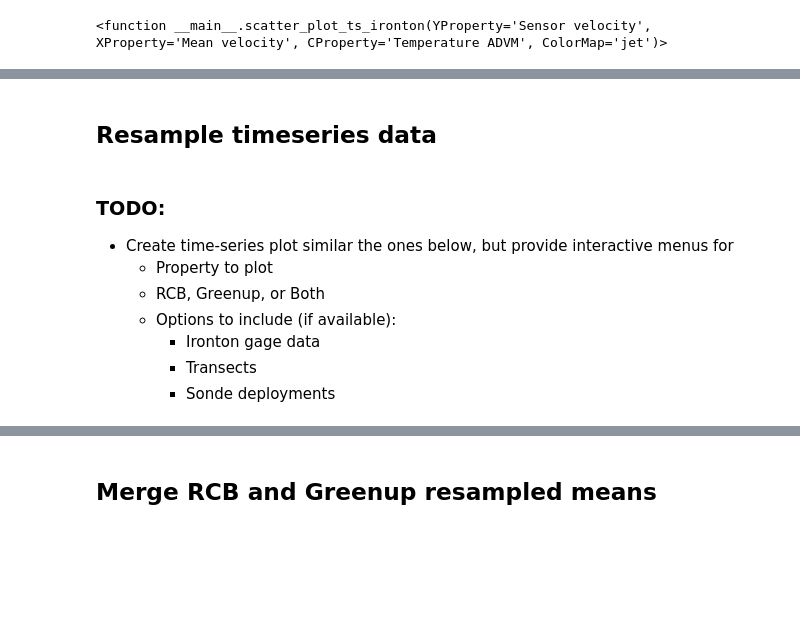
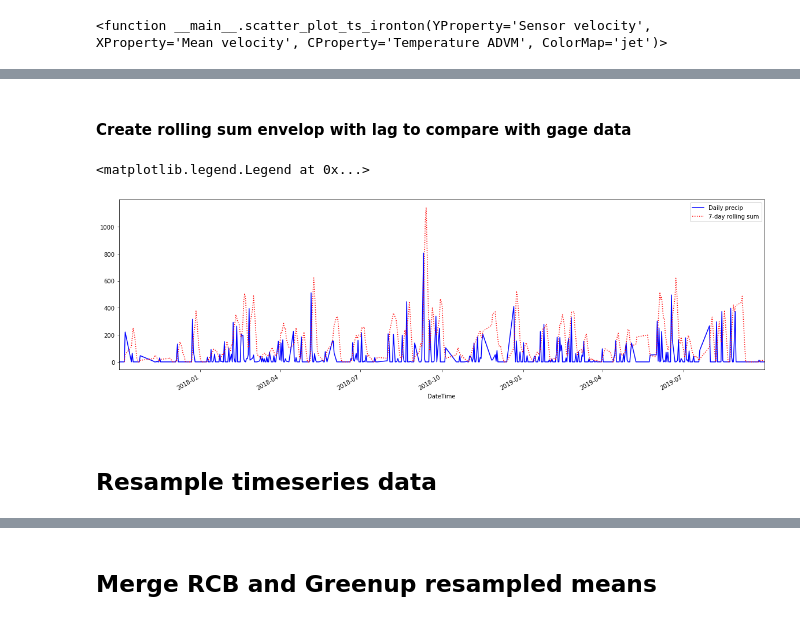
Before and after one commit to JackS9/jupyter-scipy-geo-notebook, a Jupyter notebook: notebooks/Greenup_transects.ipynb, the cells around one changed output, grey strips where cells are left out. Drawn from its saved outputs; the diff is of its cells as text; code cells hidden in the pictures; blank space fills up the shorter version.

Commit message:
Added NOAA weather (precip) station for HTG

```diff
--- a/notebooks/Greenup_transects.ipynb
+++ b/notebooks/Greenup_transects.ipynb
@@ -866,0 +892,18 @@ interactive(children=(SelectionRangeSlider(description='Dates', index=(0, 25), l
+# %%
+url = "https://www.ncdc.noaa.gov/cdo-web/api/v2/data?datasetid=GHCND&datatypeid=PRCP&stationid=GHCND:US1WVCB0011&startdate=2018-10-01&enddate=2019-09-30&limit=500"
+headers = {"token":"dSWlkVrvxNPUSVBGXOeAWkynJQdJOxAB","Content-Type":"application/json;charset=UTF-8"}
+resp = requests.get(url, headers=headers)
+json_data = json.loads(resp.text)
+precip2 = pd.read_json(json.dumps(json_data['results']))
+precip = pd.concat([precip1,precip2])
+# %%
+def datetime_noaa(row):
+    pattern = '%Y-%m-%d'
+    dt = row['date']
+    #return pd.to_datetime(time.mktime(time.strptime(dt,pattern)),unit='s')
+    return pd.to_datetime(dt,unit='s')
+
+precip['DateTime'] = precip.apply(lambda row: datetime_noaa(row).replace(hour=12,minute=0,second=0,microsecond=0,nanosecond=0),axis=1)
+precip = precip.set_index(['DateTime'])
+# %%
+precip = precip.drop(['attributes','datatype','date','station'],axis=1)
@@ -867,3 +912,19 @@ interactive(children=(SelectionRangeSlider(description='Dates', index=(0, 25), l
+# %% [markdown]
+#### Create rolling sum envelop with lag to compare with gage data
+# %%
+precip['rolling_sum'] = precip.value.rolling(7,win_type='triang').sum()
+# %%
+fig, ax = plt.subplots(figsize=(20,6))
+
+precip['value'].plot(ax=ax, kind='line', c='blue', label='Daily precip')
+precip['rolling_sum'].plot(ax=ax, kind='line', linestyle='dotted', c='red', label='7-day rolling sum')
+
+ax.legend(loc='best')
+# %% [output]
+<matplotlib.legend.Legend at 0x...>
+[figure, added]
+# %% [markdown]
+<div id='resampled_ts_plots'></div>
 # %% [markdown]
 ## Resample timeseries data
 # %%
@@ -871,13 +932,4 @@ rcb_resampled_means = rcb_dataonly.resample('12H').mean()
 greenup_resampled_means = greenup_dataonly.resample('12H').mean()
 locks_par_means = locks_par.resample('12H').mean()
 ironton_gage_means = ironton_gage.resample('12H').mean()
-# %% [markdown]
-### TODO:
- * Create time-series plot similar the ones below, but provide interactive menus for
-   * Property to plot
-   * RCB, Greenup, or Both
-   * Options to include (if available):
-     * Ironton gage data
-     * Transects
-     * Sonde deployments
 # %%
```
Also changed, not shown: parts of 18 cells of this notebook.
